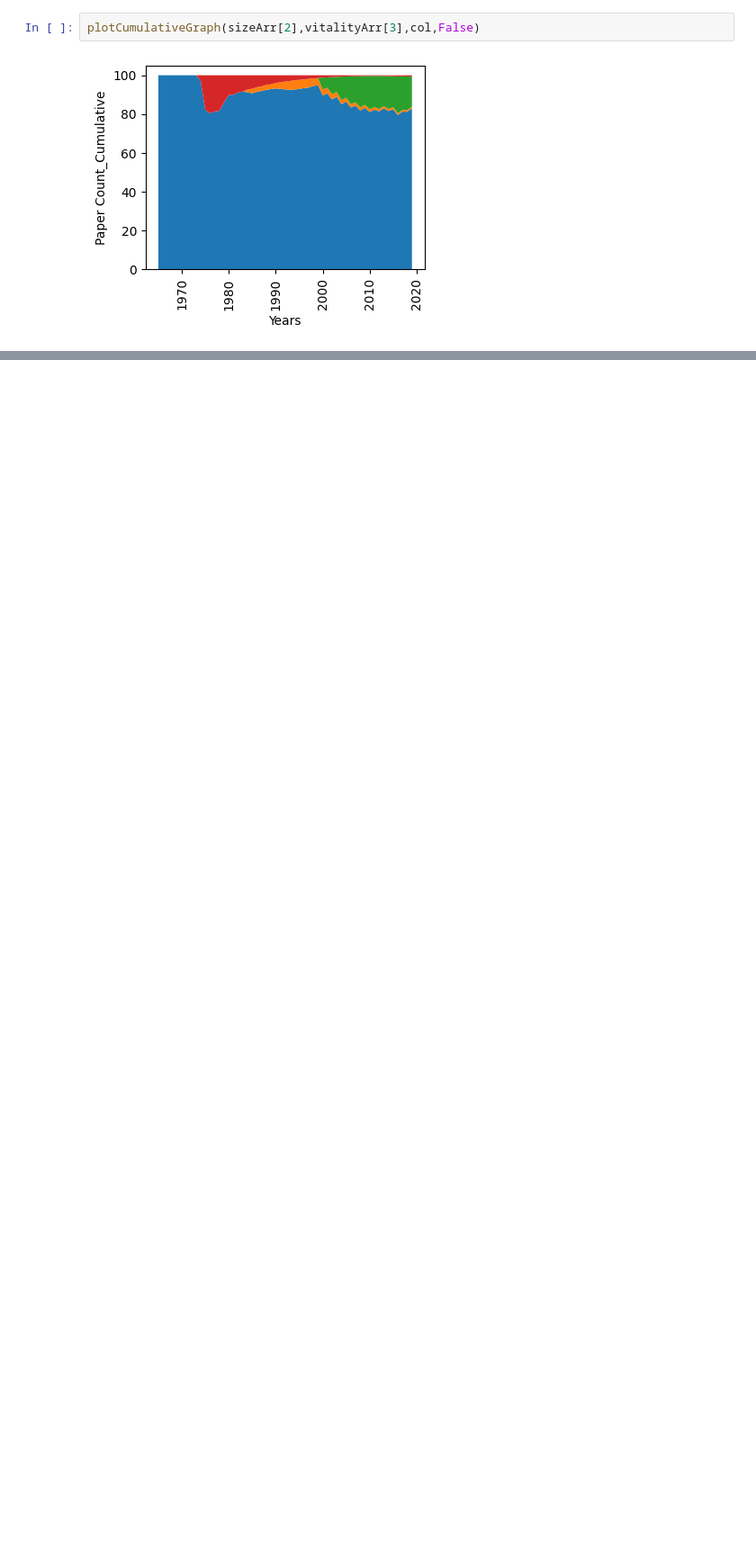
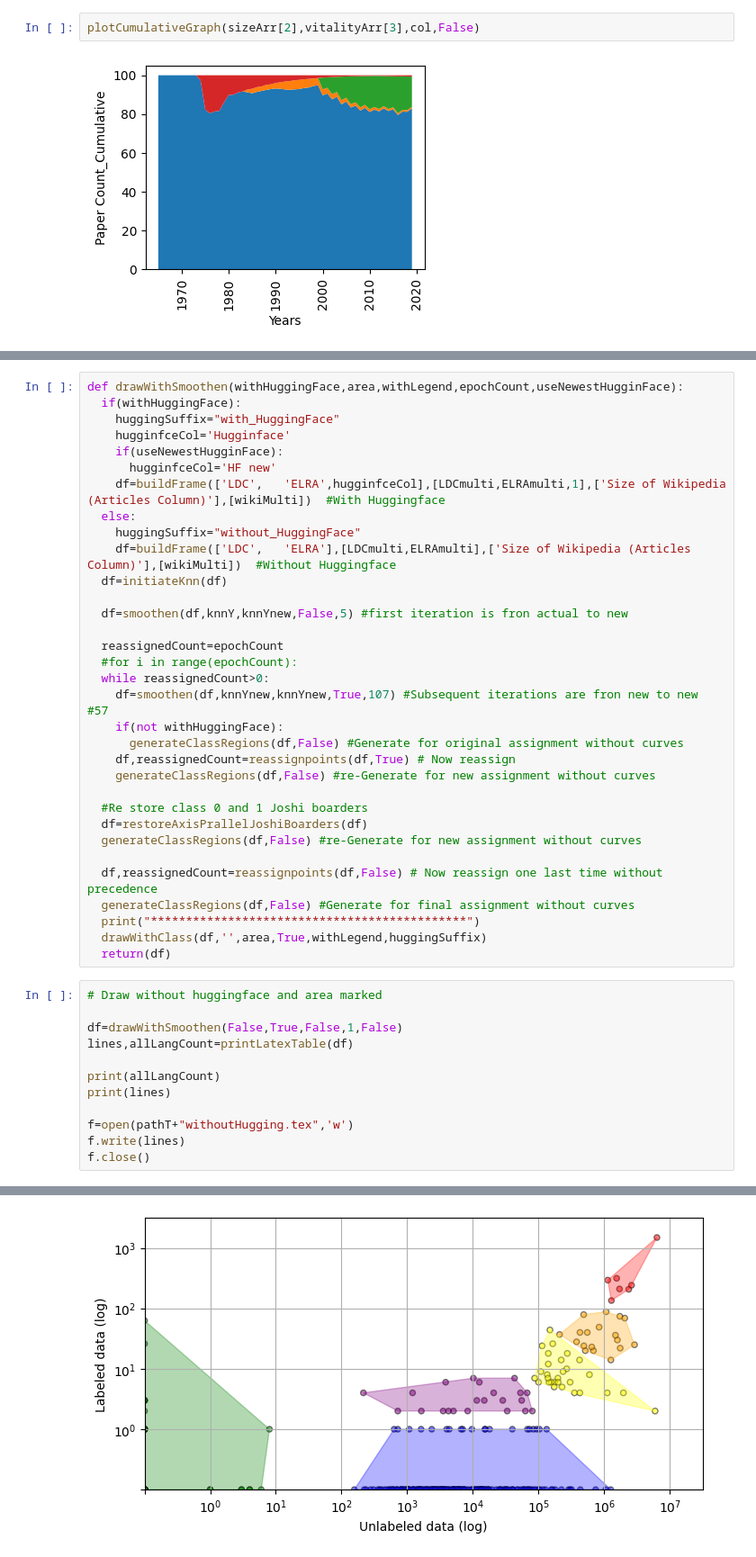
Before and after one commit to NisansaDdS/Some-Languages-are-More-Equal-than-Others, a Jupyter notebook: Generate Diagrams.ipynb, the cells around one changed output, grey strips where cells are left out. Shown at 90% size. Cells and saved outputs as stored; diff of their text form; blank space fills up the shorter version.

Commit message:
Added code for Reconstructing Joshi et al. (2020) language classes

```diff
--- a/Generate Diagrams.ipynb
+++ b/Generate Diagrams.ipynb
@@ -757,0 +1050,46 @@ plotCumulativeGraph(sizeArr[2],vitalityArr[3],col,False)
+# %%
+def drawWithSmoothen(withHuggingFace,area,withLegend,epochCount,useNewestHugginFace):
+  if(withHuggingFace):
+    huggingSuffix="with_HuggingFace"
+    hugginfceCol='Hugginface'
+    if(useNewestHugginFace):
+      hugginfceCol='HF new'
+    df=buildFrame(['LDC',	'ELRA',hugginfceCol],[LDCmulti,ELRAmulti,1],['Size of Wikipedia (Articles Column)'],[wikiMulti])  #With Huggingface
+  else:
+    huggingSuffix="without_HuggingFace"
+    df=buildFrame(['LDC',	'ELRA'],[LDCmulti,ELRAmulti],['Size of Wikipedia (Articles Column)'],[wikiMulti])  #Without Huggingface
+  df=initiateKnn(df)
+
+  df=smoothen(df,knnY,knnYnew,False,5) #first iteration is fron actual to new
+
+  reassignedCount=epochCount
+  #for i in range(epochCount):
+  while reassignedCount>0:
+    df=smoothen(df,knnYnew,knnYnew,True,107) #Subsequent iterations are fron new to new  #57
+    if(not withHuggingFace):
+      generateClassRegions(df,False) #Generate for original assignment without curves
+    df,reassignedCount=reassignpoints(df,True) # Now reassign
+    generateClassRegions(df,False) #re-Generate for new assignment without curves
+
+  #Re store class 0 and 1 Joshi boarders
+  df=restoreAxisPrallelJoshiBoarders(df)
+  generateClassRegions(df,False) #re-Generate for new assignment without curves
+
+  df,reassignedCount=reassignpoints(df,False) # Now reassign one last time without precedence
+  generateClassRegions(df,False) #Generate for final assignment without curves
+  print("*********************************************")
+  drawWithClass(df,'',area,True,withLegend,huggingSuffix)
+  return(df)
+# %%
+# Draw without huggingface and area marked
+
+df=drawWithSmoothen(False,True,False,1,False)
+lines,allLangCount=printLatexTable(df)
+
+print(allLangCount)
+print(lines)
+
+f=open(pathT+"withoutHugging.tex",'w')
+f.write(lines)
+f.close()
+# %% [output]
@@ -757,0 +1114 @@ plotCumulativeGraph(sizeArr[2],vitalityArr[3],col,False)
+[figure, added]
```
Also changed, not shown: parts of 16 cells of this notebook, 5 other files.
